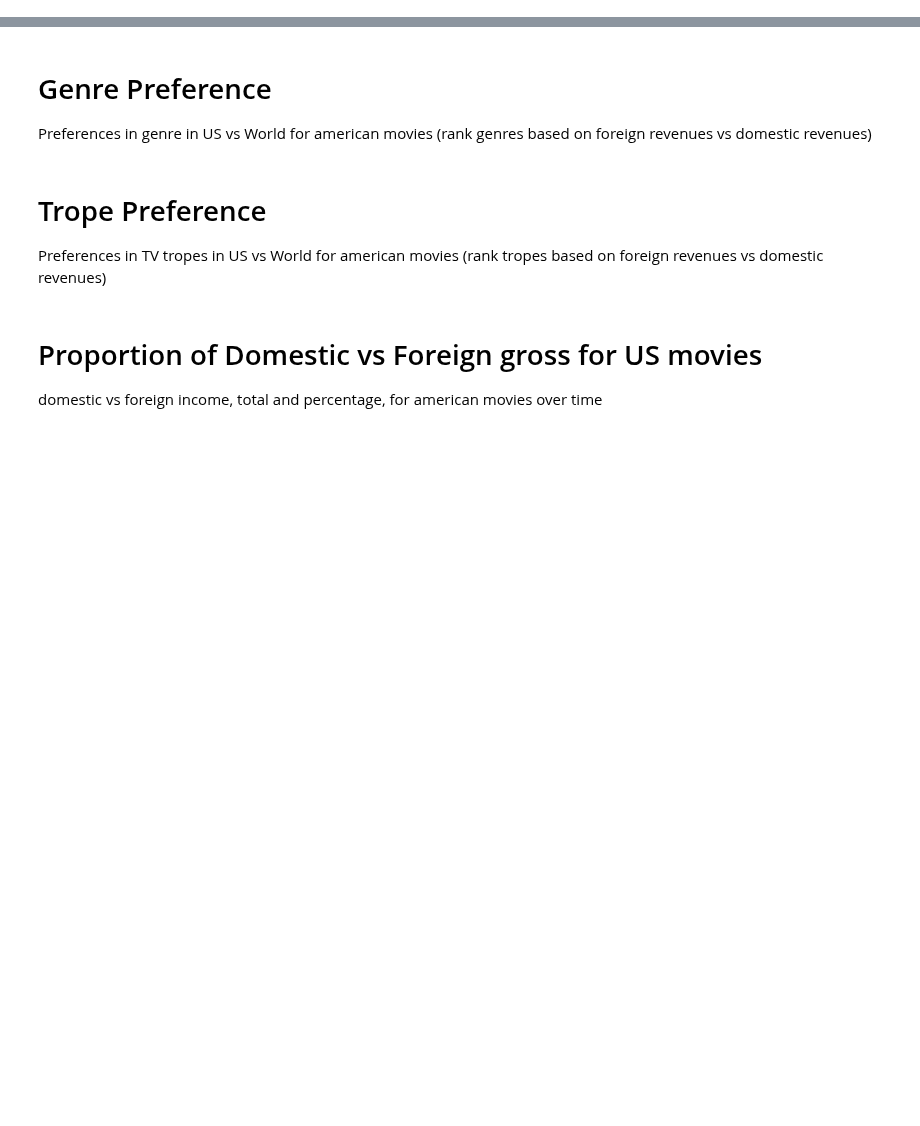
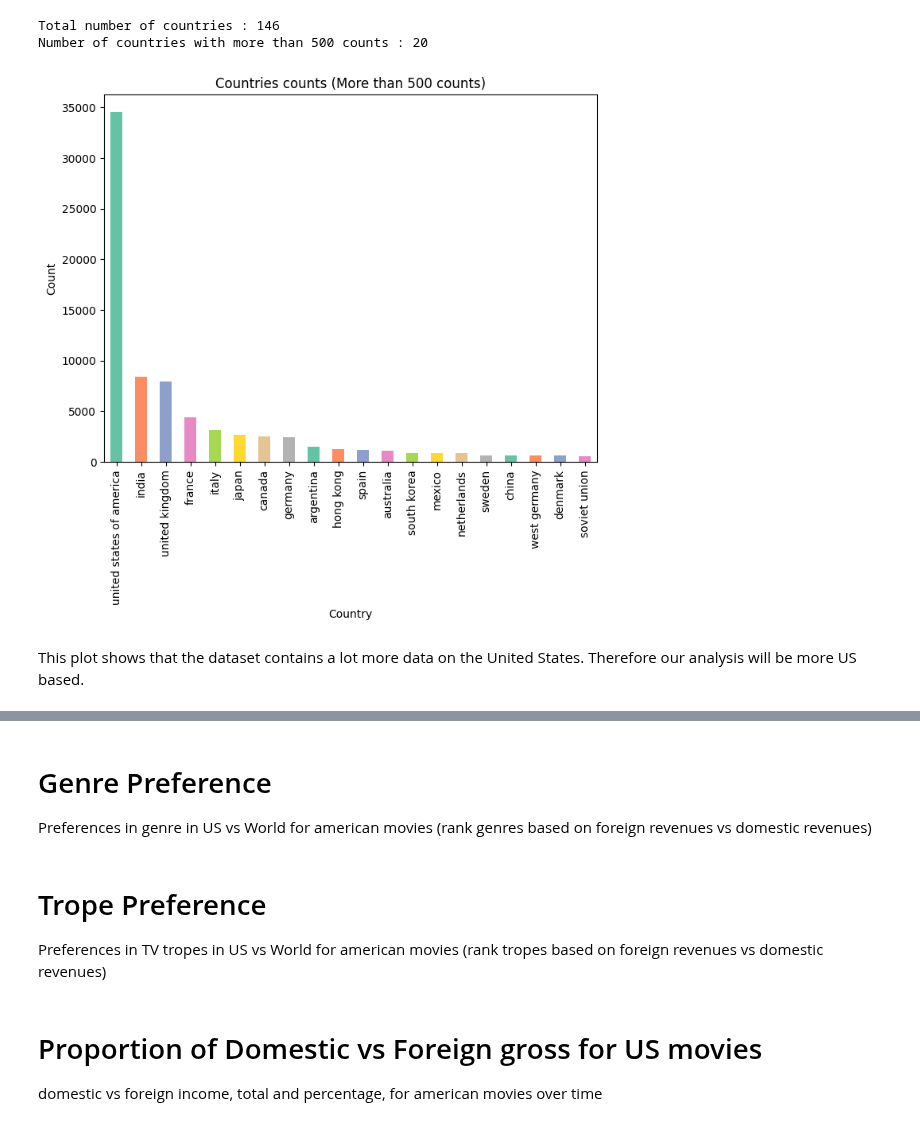
Before and after one commit to epfl-ada/ada-2024-project-thelordsofdata, a Jupyter notebook: src/data/initial_analysis.ipynb, the cells around one changed output, grey strips where cells are left out. Cells and saved outputs as stored; diff of their text form; code cells hidden in the pictures; blank space fills up the shorter version.

```diff
--- a/src/data/initial_analysis.ipynb
+++ b/src/data/initial_analysis.ipynb
@@ -26,0 +48,21 @@ df_megaset
+# %%
+df_countries = df_copy.dropna(subset=['Countries'])
+countries_counts = df_countries['Countries'].str.split(', ').explode().value_counts()
+print(f"Total number of countries : {len(countries_counts)}")
+
+count_threshold = 500
+filt_countries_count = countries_counts[countries_counts > count_threshold]
+print(f"Number of countries with more than {count_threshold} counts : {len(filt_countries_count)}")
+colors = sns.color_palette("Set2", len(filt_countries_count))
+plt.figure(figsize=(8, 6))
+filt_countries_count.plot(kind='bar', color=colors)
+plt.title(f'Countries counts (More than {count_threshold} counts)')
+plt.xlabel("Country")
+plt.ylabel("Count")
+plt.show()
+# %% [output]
+Total number of countries : 146
+Number of countries with more than 500 counts : 20
+[figure, added]
+# %% [markdown]
+This plot shows that the dataset contains a lot more data on the United States. Therefore our analysis will be more US based.
```
Also changed, not shown: parts of 6 cells of this notebook, 3 other files.
